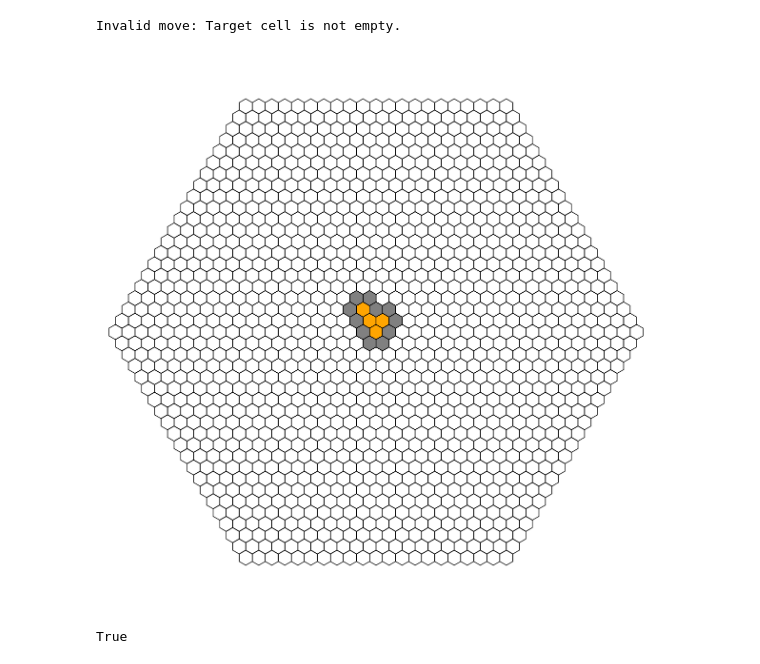
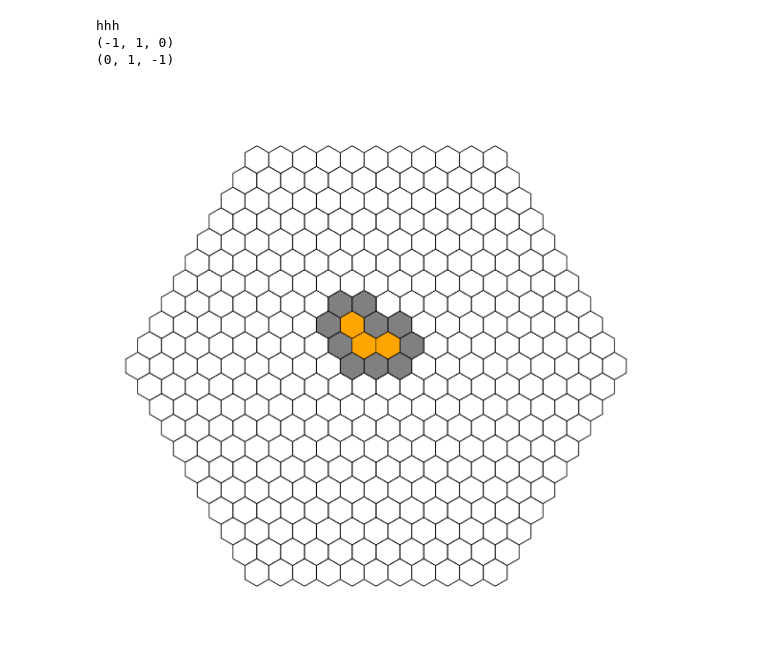
Before and after one commit to otheiner/hive_game, a Jupyter notebook: development_notebook.ipynb, the cells around one changed output. Cells and saved outputs as stored; diff of their text form; code cells hidden in the pictures.

```diff
--- a/development_notebook.ipynb
+++ b/development_notebook.ipynb
@@ -273,30 +273,51 @@ class Game(Board):
 # %%
-board_halfwidth_t = 20
+import importlib
+import board
+import cell
+import piece
+import game_engine
+importlib.reload(board)
+importlib.reload(cell)
+importlib.reload(piece)
+importlib.reload(game_engine)
+from board import Board
+from cell import Cell
+from piece import Piece
+from game_engine import Game
+
+board_halfwidth_t = 10
 cell_size_t = 1
-canvas_size_t = 15
-board_size_t = 2 * board_halfwidth_t + 1
-board = np.zeros((board_size_t, board_size_t, board_size_t))
+canvas_size_t = 40
+#board_size_t = 2 * board_halfwidth_t + 1
+#board = np.zeros((board_size_t, board_size_t, board_size_t))
+
+g = Game(board_halfwidth_t, cell_size=cell_size_t, canvas_size=canvas_size_t)
 
 c1 = Cell(0,0,0)
 c2 = Cell(-2,+2,0)
 c3 = Cell(4,+1,-5)
 c4 = Cell(0,1,-1)
 c5 = Cell(-1,1,0)
-b = Board(board_halfwidth_t, 0.5, canvas_size= 3000)
+#b = Board(board_halfwidth_t, 0.5, canvas_size= 3000)
 #b.draw_cells(c1.get_neighbours(), fill_color='red')
 #b.draw_cell(c1, fill_color='green')
-b.place_piece(c1,piece_value=1)
-b.place_piece(c2,piece_value=1)
-b.move_piece(c1,c1, piece_value=1)
-b.place_piece(c5,piece_value=1)
-b.place_piece(c4,piece_value=1)
-b.draw_board()
-#b.draw_cells(b.get_occupied_cells(), fill_color='red')
-b.draw_cells(b.get_outer_border(), fill_color='grey')
-b.print_cells(b.get_occupied_neighbours(c3))
-b.show_board()
-b.is_valid_state()
+g.place_piece(c1,piece_value=1)
+g.place_piece(c2,piece_value=1)
+g.move_piece(c1,c5, piece_value=1)
+#g.board.place_piece(c5,piece_value=1)
+#g.board.place_piece(c4,piece_value=1)
+g.draw_board()
+g.draw_cells(g.get_outer_border(), fill_color='red')
+g.place_piece(c4,piece_value=1)
+g.draw_cells(g.get_outer_border(), fill_color='grey')
+g.draw_board()
+#g.board.draw_cells(b.get_outer_border(), fill_color='grey')
+print("hhh")
+g.print_cells(g.get_occupied_neighbours(c1))
+#g.board.show_board()
+#g.is_valid_state()
 # %% [output]
-Invalid move: Target cell is not empty.
+hhh
+(-1, 1, 0)
+(0, 1, -1)
-[figure, old version]
+[figure, new version]
-True
```
Also changed, not shown: parts of 1 cell of this notebook, 5 other files.
